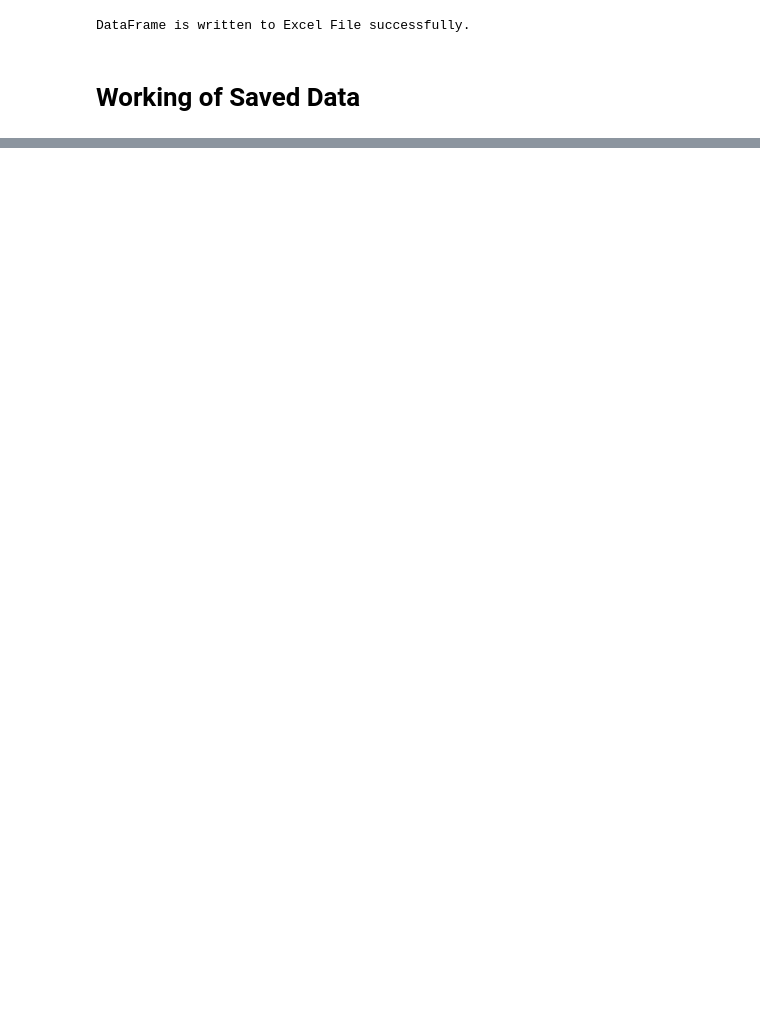
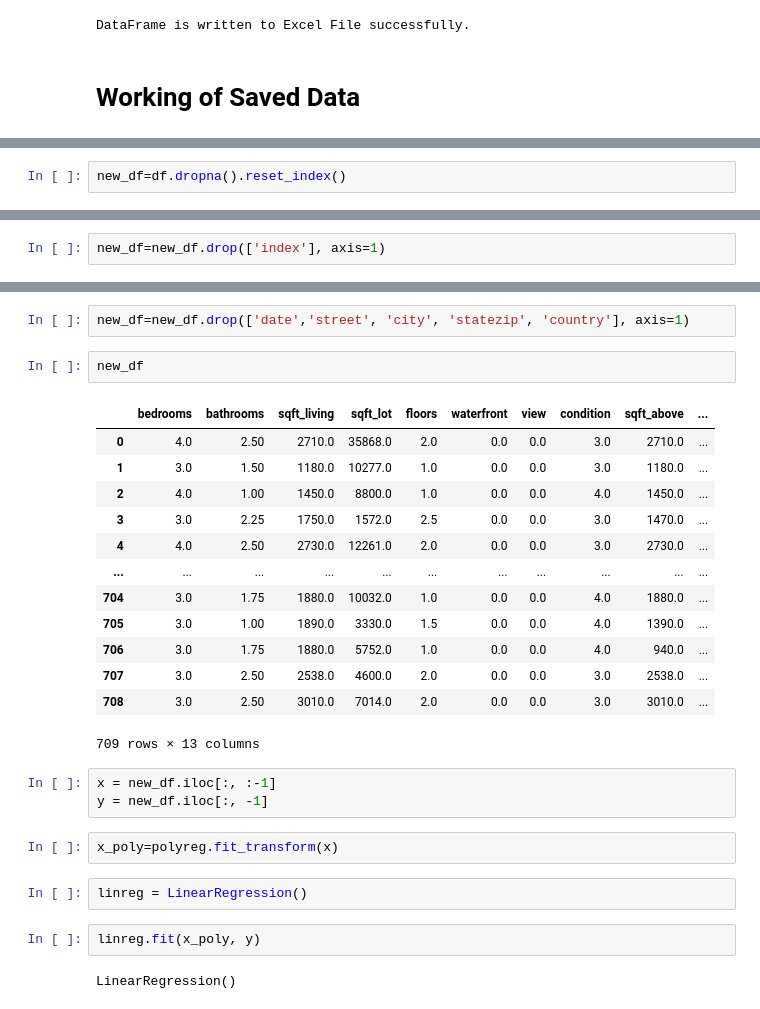
Before and after one commit to RockingManny/DIT_Projects, a Jupyter notebook: CSF441/Machine Learning/Linear Regression/Linear Regression (Multiple Variables).ipynb, the cells around one changed output, grey strips where cells are left out. Saved outputs shown, nothing was run; the diff lists cells and outputs as text; blank space fills up the shorter version.

```diff
--- a/CSF441/Machine Learning/Linear Regression/Linear Regression (Multiple Variables).ipynb
+++ b/CSF441/Machine Learning/Linear Regression/Linear Regression (Multiple Variables).ipynb
@@ -63,0 +147,2 @@ plt.scatter(df.sqft_lot, df.price, c='red')
+# %%
+new_df=df.dropna().reset_index()
@@ -63,0 +169,2 @@ plt.scatter(df.sqft_lot, df.price, c='red')
+# %%
+new_df=new_df.drop(['index'], axis=1)
@@ -63,0 +201,29 @@ plt.scatter(df.sqft_lot, df.price, c='red')
+# %%
+new_df=new_df.drop(['date','street', 'city', 'statezip', 'country'], axis=1)
+# %%
+new_df
+# %% [output]
+|  | bedrooms | bathrooms | sqft_living | sqft_lot | floors | waterfront | view | condition | sqft_above | ... |
+| 0 | 4.0 | 2.50 | 2710.0 | 35868.0 | 2.0 | 0.0 | 0.0 | 3.0 | 2710.0 | ... |
+| 1 | 3.0 | 1.50 | 1180.0 | 10277.0 | 1.0 | 0.0 | 0.0 | 3.0 | 1180.0 | ... |
+| 2 | 4.0 | 1.00 | 1450.0 | 8800.0 | 1.0 | 0.0 | 0.0 | 4.0 | 1450.0 | ... |
+| 3 | 3.0 | 2.25 | 1750.0 | 1572.0 | 2.5 | 0.0 | 0.0 | 3.0 | 1470.0 | ... |
+| 4 | 4.0 | 2.50 | 2730.0 | 12261.0 | 2.0 | 0.0 | 0.0 | 3.0 | 2730.0 | ... |
+| ... | ... | ... | ... | ... | ... | ... | ... | ... | ... | ... |
+| 704 | 3.0 | 1.75 | 1880.0 | 10032.0 | 1.0 | 0.0 | 0.0 | 4.0 | 1880.0 | ... |
+| 705 | 3.0 | 1.00 | 1890.0 | 3330.0 | 1.5 | 0.0 | 0.0 | 4.0 | 1390.0 | ... |
+| 706 | 3.0 | 1.75 | 1880.0 | 5752.0 | 1.0 | 0.0 | 0.0 | 4.0 | 940.0 | ... |
+| 707 | 3.0 | 2.50 | 2538.0 | 4600.0 | 2.0 | 0.0 | 0.0 | 3.0 | 2538.0 | ... |
+| 708 | 3.0 | 2.50 | 3010.0 | 7014.0 | 2.0 | 0.0 | 0.0 | 3.0 | 3010.0 | ... |
+709 rows × 13 columns
+# %%
+x = new_df.iloc[:, :-1]
+y = new_df.iloc[:, -1]
+# %%
+x_poly=polyreg.fit_transform(x)
+# %%
+linreg = LinearRegression()
+# %%
+linreg.fit(x_poly, y)
+# %% [output]
+LinearRegression()
```
Also changed, not shown: parts of 19 cells of this notebook, 1 other file.
